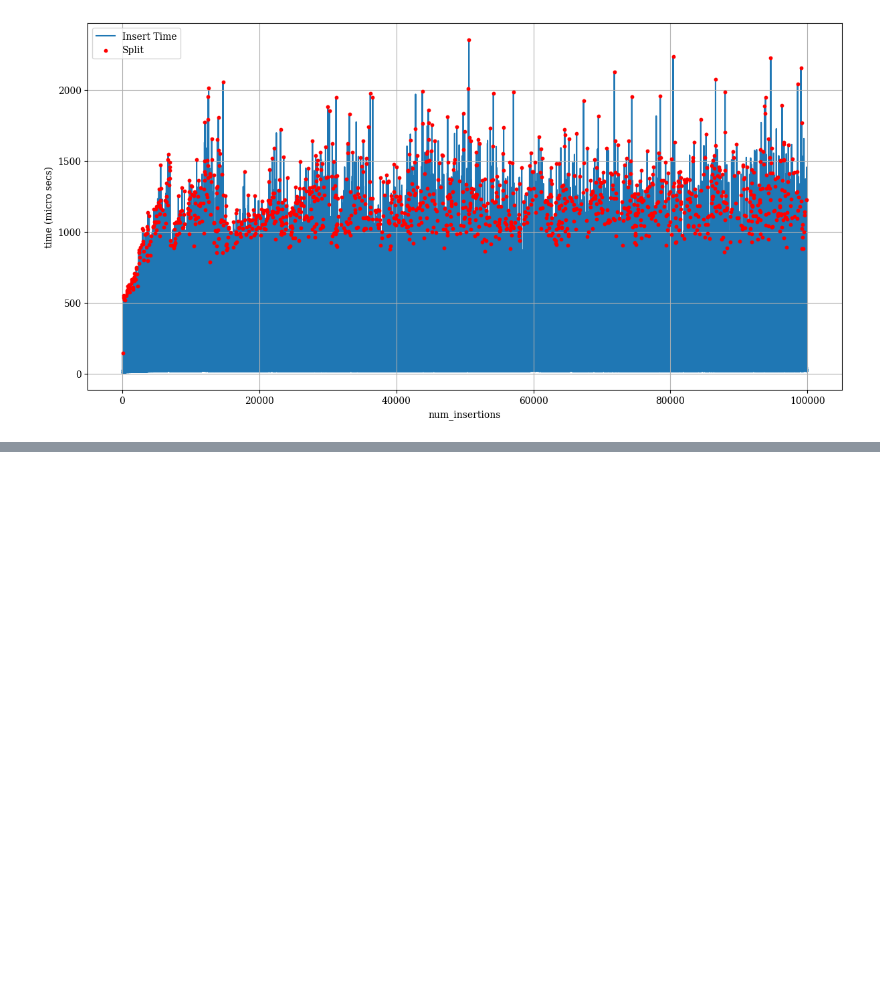
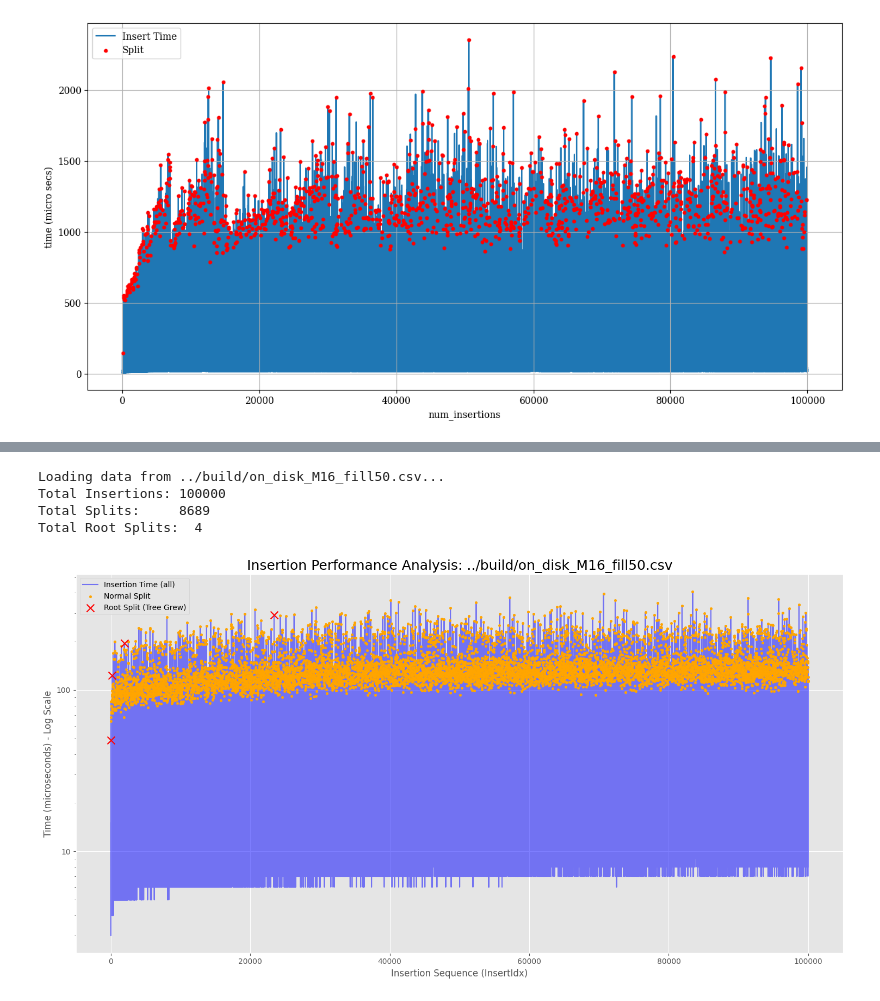
Before and after one commit to BU-DiSC/spatial_indexing, a Jupyter notebook: scripts/examine_insert_csv.ipynb, the cells around one changed output, grey strips where cells are left out. Saved outputs shown, nothing was run; the diff lists cells and outputs as text; code cells hidden in the pictures; blank space fills up the shorter version.

```diff
--- a/scripts/examine_insert_csv.ipynb
+++ b/scripts/examine_insert_csv.ipynb
@@ -33,0 +92,74 @@ plot_file('../build/on_disk_insertion_times.csv')
+# %%
+import pandas as pd
+import matplotlib.pyplot as plt
+import matplotlib.ticker as ticker
+
+# --- Configuration ---
+# Change this to the CSV file you want to analyze
+filename = '../build/on_disk_M16_fill50.csv'
+# ---------------------
+
+print(f"Loading data from {filename}...")
+df = pd.read_csv(filename)
+
+# --- 1. Data Preparation (This part is correct) ---
+df['normal_split_time'] = df.apply(
+    lambda row: row['Time_us'] if (row['DidSplit'] == 1 and row['IsRootSplit'] == 0) else pd.NA,
+    axis=1
+)
+df['root_split_time'] = df.apply(
+    lambda row: row['Time_us'] if row['IsRootSplit'] == 1 else pd.NA,
+    axis=1
+)
+
+# --- 2. Your Analysis (This part is correct) ---
+print(f"Total Insertions: {len(df)}")
+print(f"Total Splits:     {df['DidSplit'].sum()}")
+print(f"Total Root Splits:  {df['IsRootSplit'].sum()}")
+
+# --- 3. Plotting (This is the fixed part) ---
+plt.style.use('ggplot')
+fig, ax = plt.subplots(figsize=(15, 8))
+
+# Plot 1: The main, underlying insertion time
+ax.plot(df.index, df['Time_us'], label='Insertion Time (all)', color='blue', alpha=0.5, zorder=1)
+
+# --- FIX IS HERE ---
+# Create small DataFrames that *only* contain the rows we want to plot
+normal_splits_df = df[df['normal_split_time'].notna()]
+root_splits_df = df[df['root_split_time'].notna()]
+
+# Plot 2: Scatter plot for Normal Splits (using the filtered DataFrame)
+ax.scatter(normal_splits_df.index, normal_splits_df['normal_split_time'],
+           color='orange',
+           s=10,  # Small size
+           label='Normal Split',
+           zorder=2)
+
+# Plot 3: Scatter plot for Root Splits (using the filtered DataFrame)
+ax.scatter(root_splits_df.index, root_splits_df['root_split_time'],
+           color='red',
+           marker='x',
+           s=100,
+           label='Root Split (Tree Grew)',
+           zorder=3)
+# --- END FIX ---
+
+# --- 4. Formatting (This part is correct) ---
+ax.set_title(f'Insertion Performance Analysis: {filename}', fontsize=18)
+ax.set_xlabel('Insertion Sequence (InsertIdx)', fontsize=12)
+ax.set_ylabel('Time (microseconds) - Log Scale', fontsize=12)
+ax.legend()
+ax.grid(True)
+
+ax.set_yscale('log')
+ax.yaxis.set_major_formatter(ticker.ScalarFormatter())
+
+plt.tight_layout()
+plt.show()
+# %% [output]
+Loading data from ../build/on_disk_M16_fill50.csv...
+Total Insertions: 100000
+Total Splits:     8689
+Total Root Splits:  4
+[figure, added]
```
Also changed, not shown: parts of 4 cells of this notebook, 7 other files.
